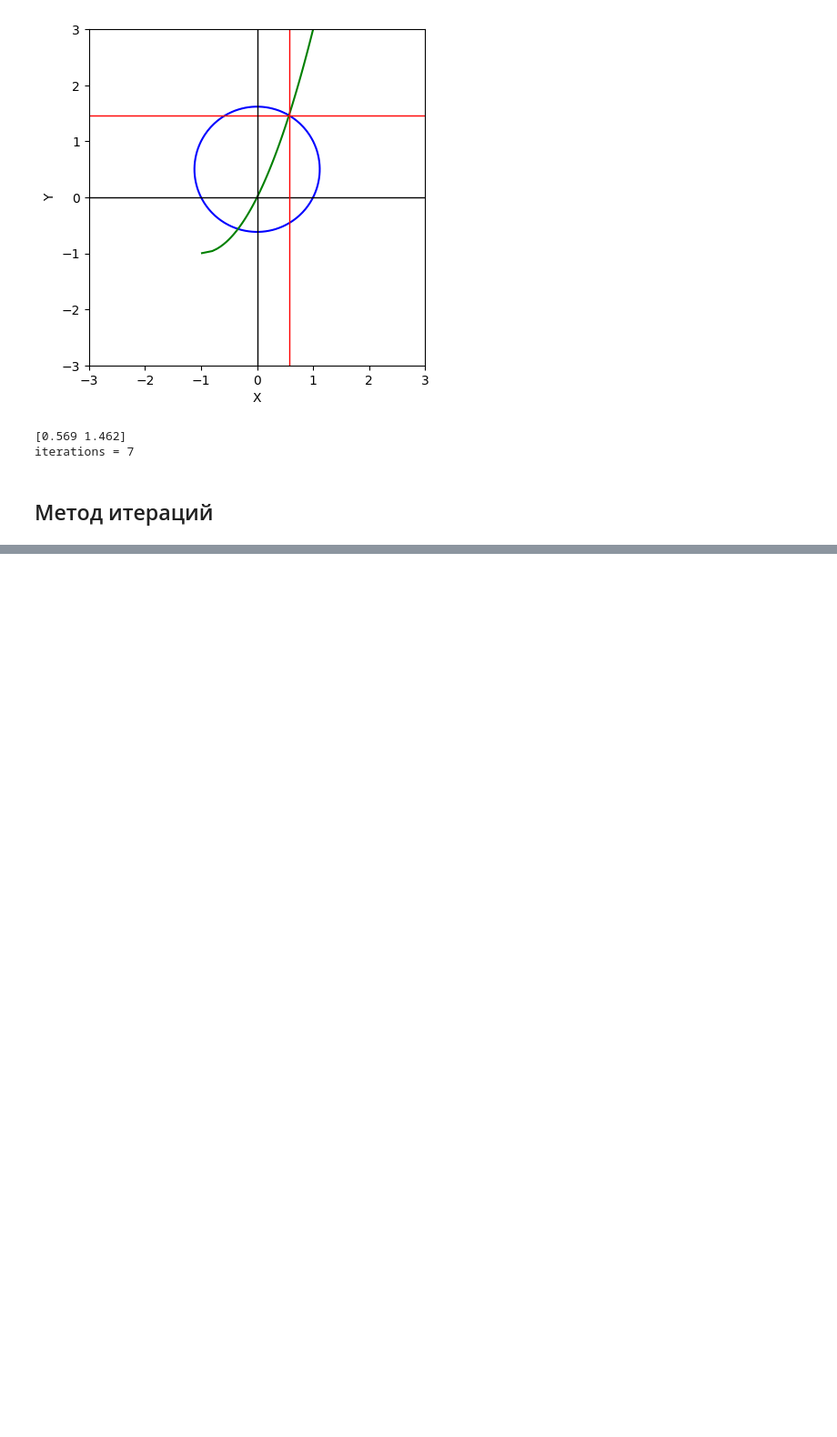
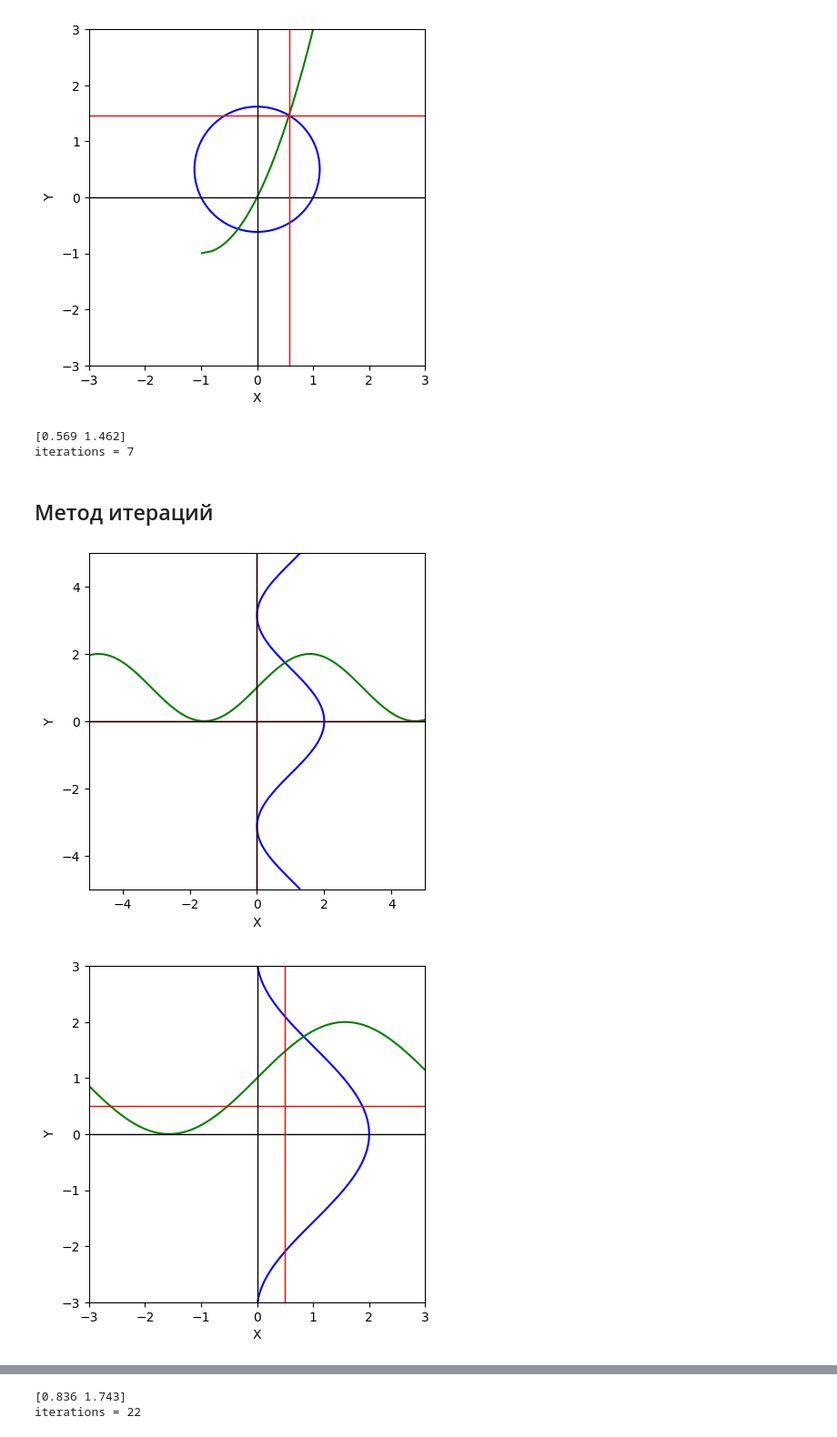
Before and after one commit to sikorskii/numeric_methods, a Jupyter notebook: NM2/lab.ipynb, the cells around one changed output, grey strips where cells are left out. Shown: that part at 91% size. Cells and saved outputs as stored; diff of their text form; code cells hidden in the pictures; blank space fills up the shorter version.

```diff
--- a/NM2/lab.ipynb
+++ b/NM2/lab.ipynb
@@ -112,27 +115,37 @@ def d_f2_y(y):
     return -1/ (2 * np.sqrt(y+1))
 
 def j(x, y):
-    return np.linalg.det(np.array([
+    return det(np.array([
         [d_f1_x(x), d_f1_y(y)],
         [d_f2_x(), d_f2_y(y)]
     ]))
 
 def a1(x, y):
-    return np.linalg.det(np.array([
+    return det(np.array([
         [f1(x, y), d_f1_y(y)],
         [f2(x, y), d_f2_y(y)]
     ]))
 
 def a2(x, y):
-    return np.linalg.det(np.array([
+    return det(np.array([
         [d_f1_x(x), f1(x, y)],
         [d_f2_x(), f2(x, y)]
     ]))
+
+def check_converging_newton(j, x0, y0):
+    if j(x0, y0) == 0:
+        print('Метод не сходится, определитель якобиана равен нулю')
+        return False
+    return True
 
 def is_accuracy_achieved(x, x_prev, eps):
     return np.max(np.abs(x - x_prev)) <= eps
 
 def newton_system(initial, eps):
+
+    if not check_converging_newton(j, initial[0], initial[1]):
+        return
+
     iterations = 0
 
     while iterations < max_iter:
@@ -192,0 +268,13 @@ iterations = 7
+# %%
+lbound = -3
+rbound = 3
+init_solution = np.array([0.5, 0.5])
+plot_system(f1, f2, -5, 5, [0, 0])
+plot_system(f1, f2, lbound, rbound, init_solution)
+solution, iterations = iterations_system(init_solution, 1e-2)
+plot_system(f1, f2, lbound, rbound, solution)
+print(solution)
+print("iterations = {0}".format(iterations))
+# %% [output]
+[figure, added]
+[figure, added]
@@ -192,0 +282,2 @@ iterations = 7
+[0.836 1.743]
+iterations = 22
```
Also changed, not shown: parts of 6 cells of this notebook.
